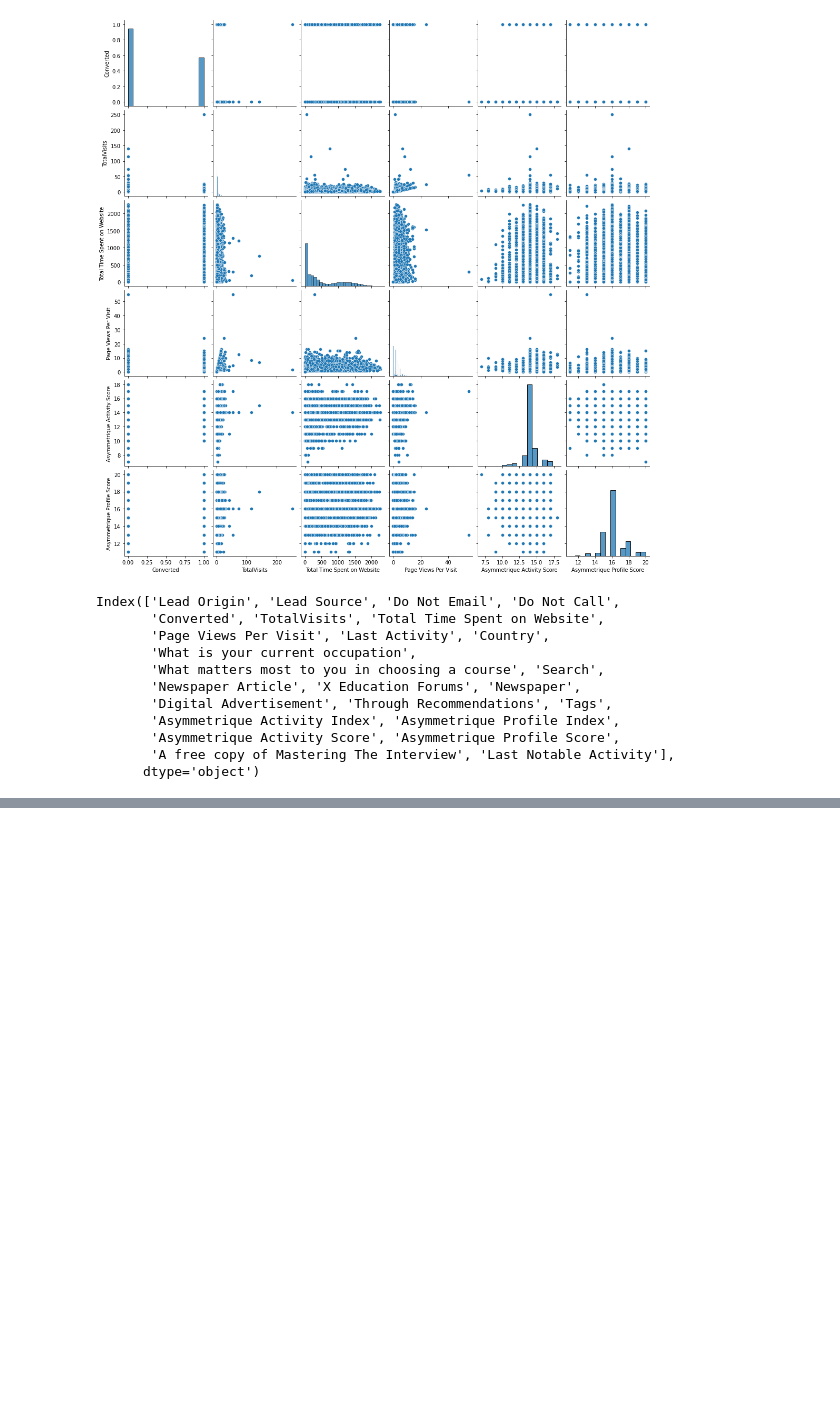
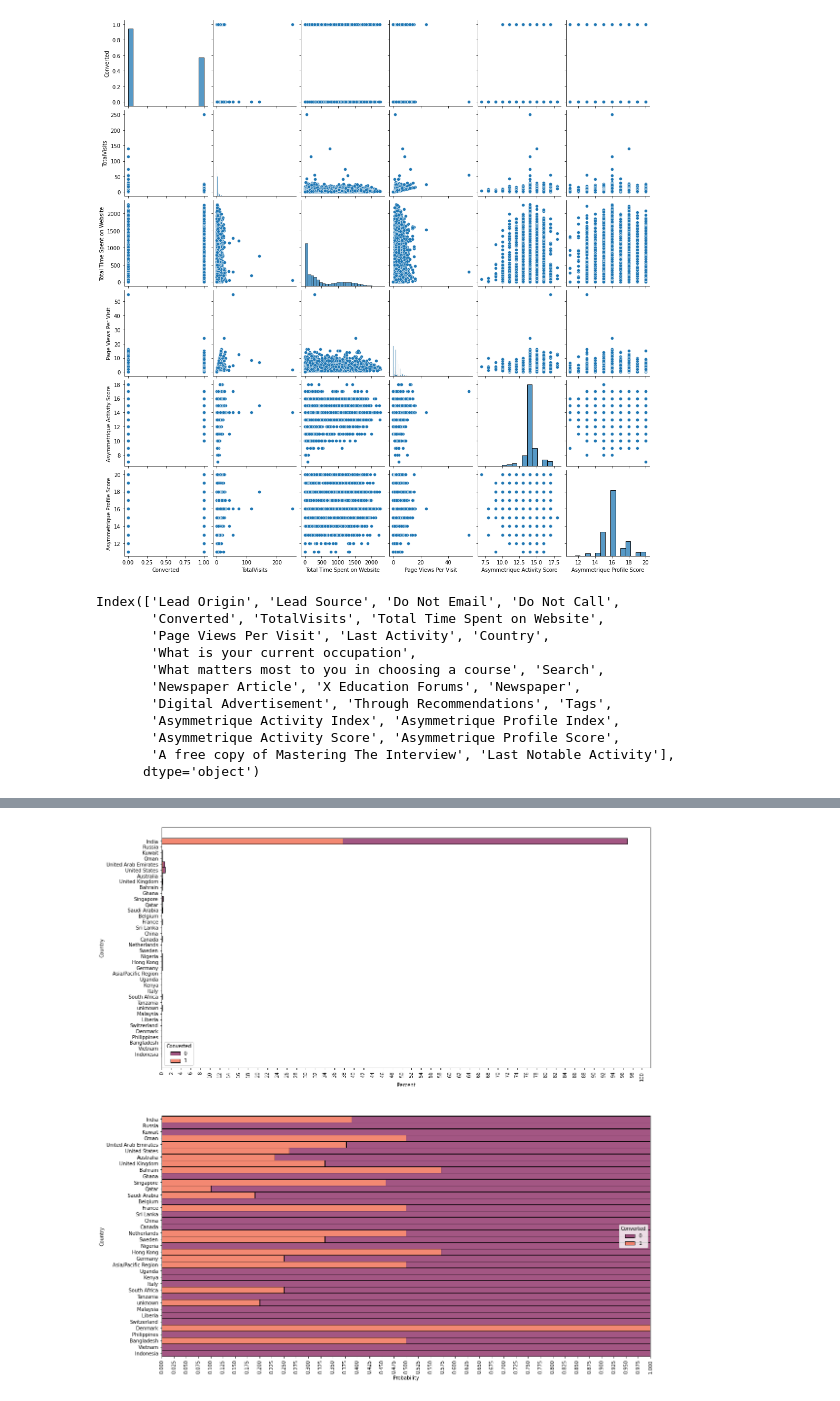
Before and after one commit to ted-198/Upgrad-Case-Study-Logestic-Regression, a Jupyter notebook: Logistic regression case study.ipynb, the cells around one changed output, grey strips where cells are left out. Cells and saved outputs as stored; diff of their text form; code cells hidden in the pictures; blank space fills up the shorter version.

```diff
--- a/Logistic regression case study.ipynb
+++ b/Logistic regression case study.ipynb
@@ -661,0 +705,15 @@ Index(['Lead Origin', 'Lead Source', 'Do Not Email', 'Do Not Call',
+# %%
+plt.figure(figsize=[18,20])
+plt.subplot(2,1,1)
+sns.histplot( data=df, y='Country', hue="Converted",multiple='stack', element='bars',
+             palette="rocket", stat='percent')
+plt.xticks(range(0,101,2), rotation=90)
+
+plt.subplot(2,1,2)
+sns.histplot( data=df, y='Country', hue="Converted",multiple='fill', element='bars',
+             palette="rocket", stat='probability')
+plt.xticks(np.arange(0.0,1.025,0.025), rotation=90)
+
+plt.show()
+# %% [output]
+[figure, added]
```
Also changed, not shown: parts of 38 cells of this notebook.
